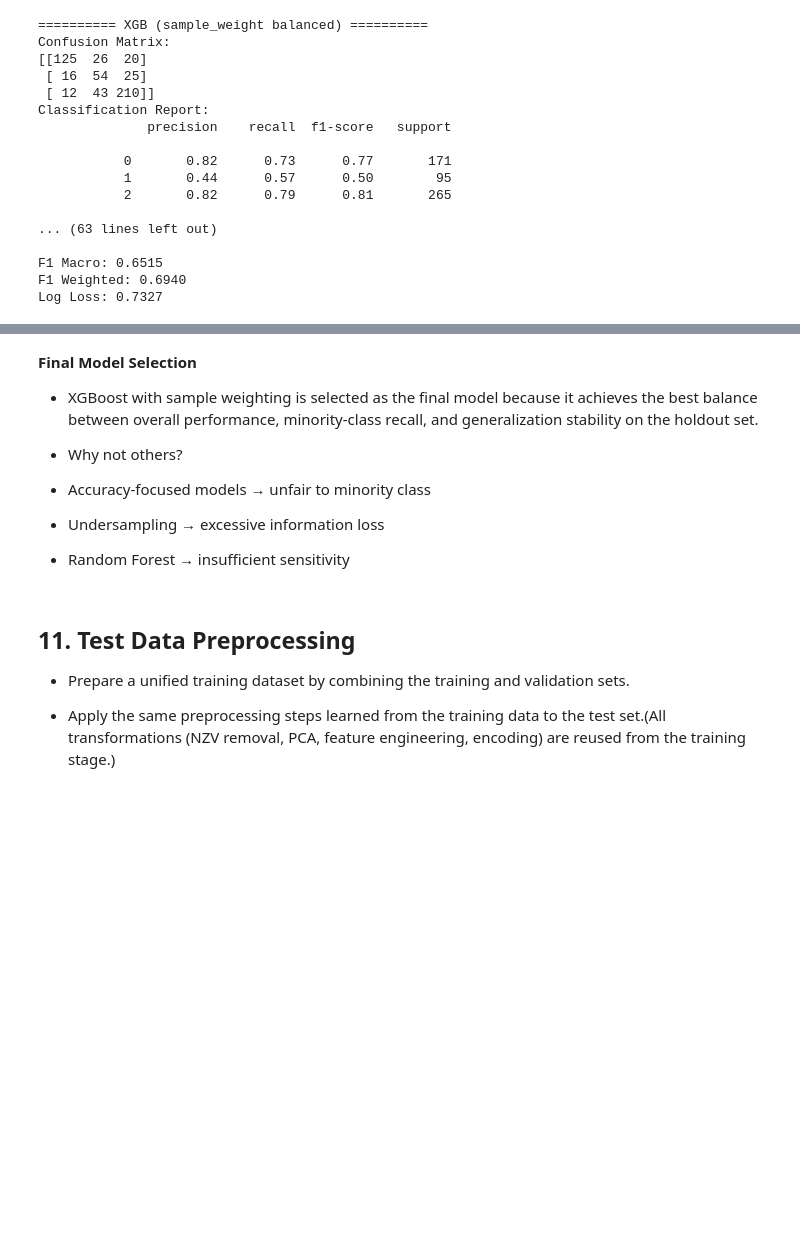
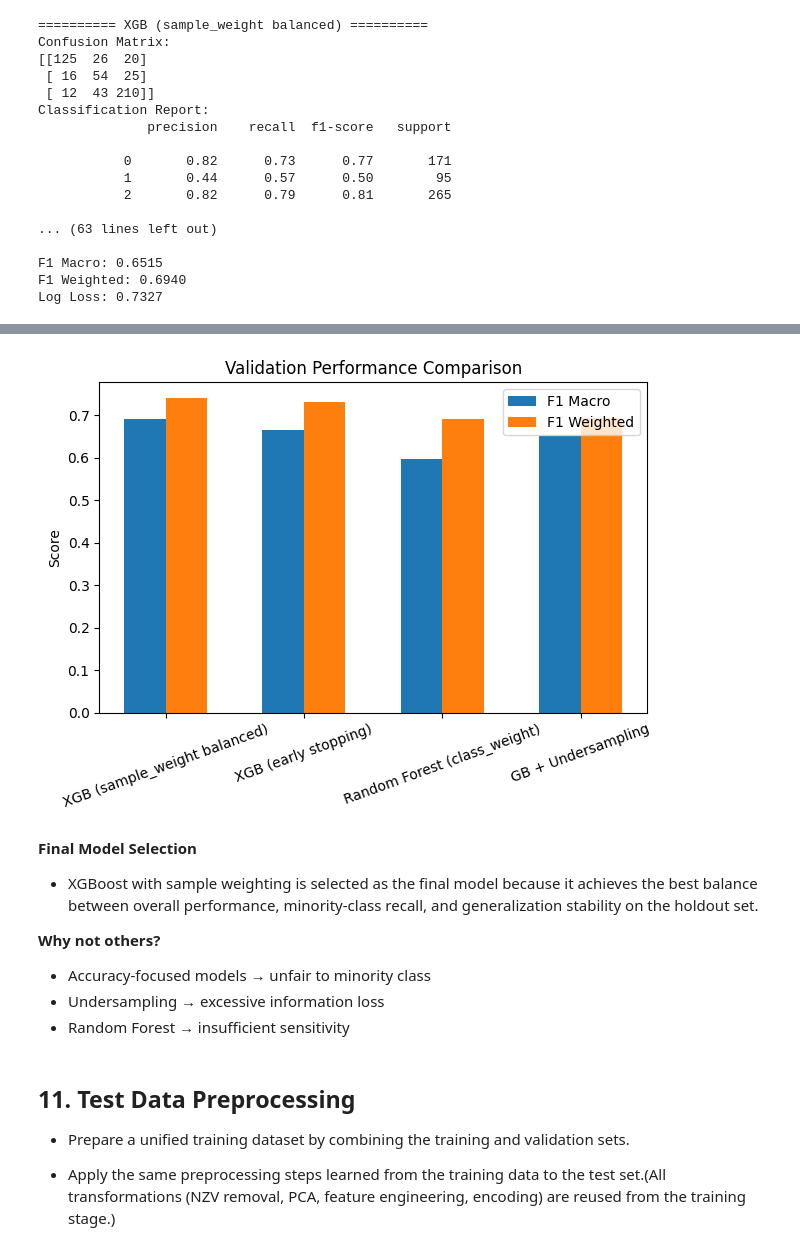
Before and after one commit to sitanglin117/ML_Student_Dropout_Classification, a Jupyter notebook: machine learning-classification project.ipynb, the cells around one changed output, grey strips where cells are left out. Cells and saved outputs as stored; diff of their text form; code cells hidden in the pictures; blank space fills up the shorter version.

```diff
--- a/machine learning-classification project.ipynb
+++ b/machine learning-classification project.ipynb
@@ -1203,12 +1246,33 @@ print(df_results.sort_values(by="f1_macro", ascending=False))
 1          XGB (early stopping)  0.664912     0.731284  0.621303
 3            GB + Undersampling  0.651515     0.694017  0.732652
 2  Random Forest (class_weight)  0.596273     0.691244  0.686372
+# %%
+# plot
+
+metrics = ["f1_macro", "f1_weighted"]
+
+x = np.arange(len(df_results))
+width = 0.30
+
+plt.figure()
+plt.bar(x - width/2, df_results["f1_macro"], width, label="F1 Macro")
+plt.bar(x + width/2, df_results["f1_weighted"], width, label="F1 Weighted")
+
+
+plt.xticks(x, df_results["model"], rotation=20)
+plt.ylabel("Score")
+plt.title("Validation Performance Comparison")
+plt.legend()
+plt.tight_layout()
+plt.show()
+# %% [output]
+[figure, added]
 # %% [markdown]
 **Final Model Selection**
 
 - XGBoost with sample weighting is selected as the final model because it achieves the best balance between overall performance, minority-class recall, and generalization stability on the holdout set.
 
-- Why not others?
+**Why not others?**
 - Accuracy-focused models → unfair to minority class
 - Undersampling → excessive information loss
 - Random Forest → insufficient sensitivity
```
Also changed, not shown: parts of 41 cells of this notebook.
